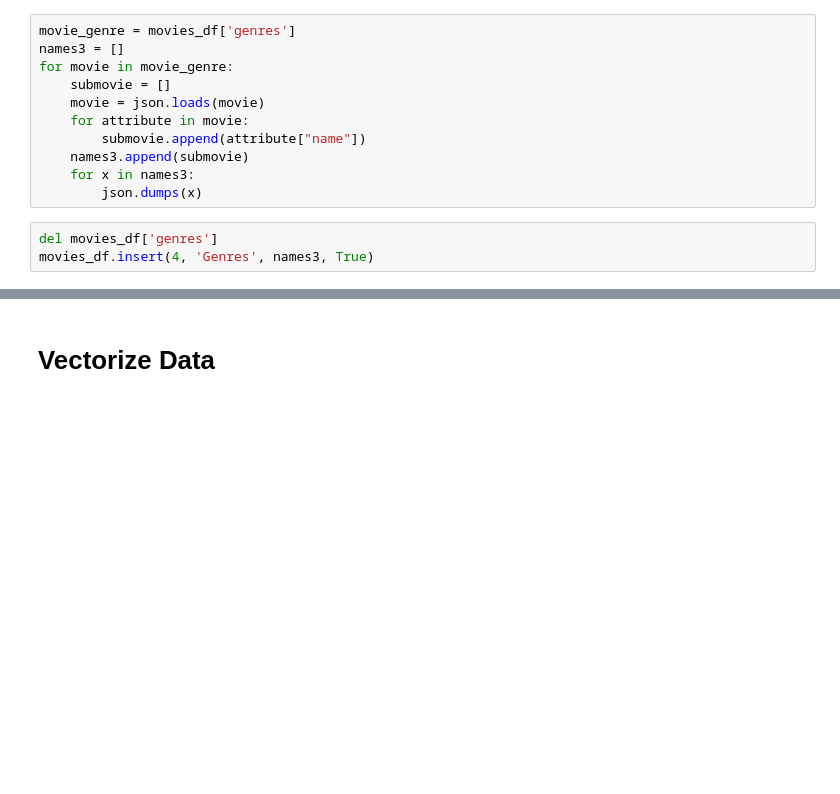
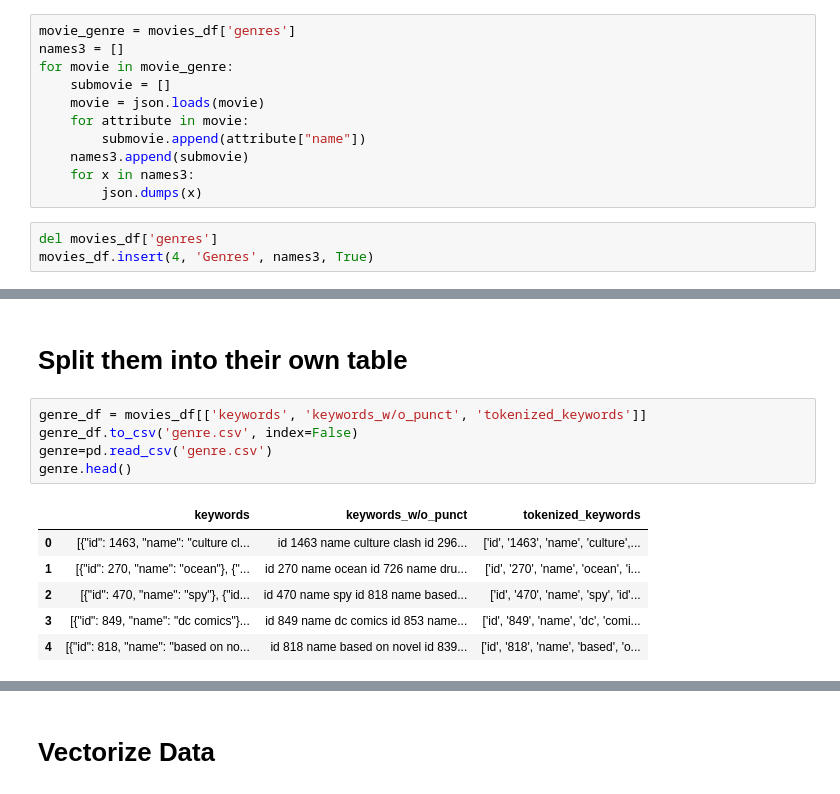
Before and after one commit to ana0nieva/CIS-3920-group-project, a Jupyter notebook: PR.ipynb, the cells around one changed output, grey strips where cells are left out. Drawn from its saved outputs; the diff is of its cells as text; blank space fills up the shorter version.

```diff
--- a/PR.ipynb
+++ b/PR.ipynb
@@ -262,0 +277,14 @@ movies_df
+# %% [markdown]
+# Split them into their own table
+# %%
+genre_df = movies_df[['keywords', 'keywords_w/o_punct', 'tokenized_keywords']]
+genre_df.to_csv('genre.csv', index=False)
+genre=pd.read_csv('genre.csv')
+genre.head()
+# %% [output]
+|  | keywords | keywords_w/o_punct | tokenized_keywords |
+| 0 | [{"id": 1463, "name": "culture cl... | id 1463 name culture clash id 296... | ['id', '1463', 'name', 'culture',... |
+| 1 | [{"id": 270, "name": "ocean"}, {"... | id 270 name ocean id 726 name dru... | ['id', '270', 'name', 'ocean', 'i... |
+| 2 | [{"id": 470, "name": "spy"}, {"id... | id 470 name spy id 818 name based... | ['id', '470', 'name', 'spy', 'id'... |
+| 3 | [{"id": 849, "name": "dc comics"}... | id 849 name dc comics id 853 name... | ['id', '849', 'name', 'dc', 'comi... |
+| 4 | [{"id": 818, "name": "based on no... | id 818 name based on novel id 839... | ['id', '818', 'name', 'based', 'o... |
```
Also changed, not shown: parts of 13 cells of this notebook.
